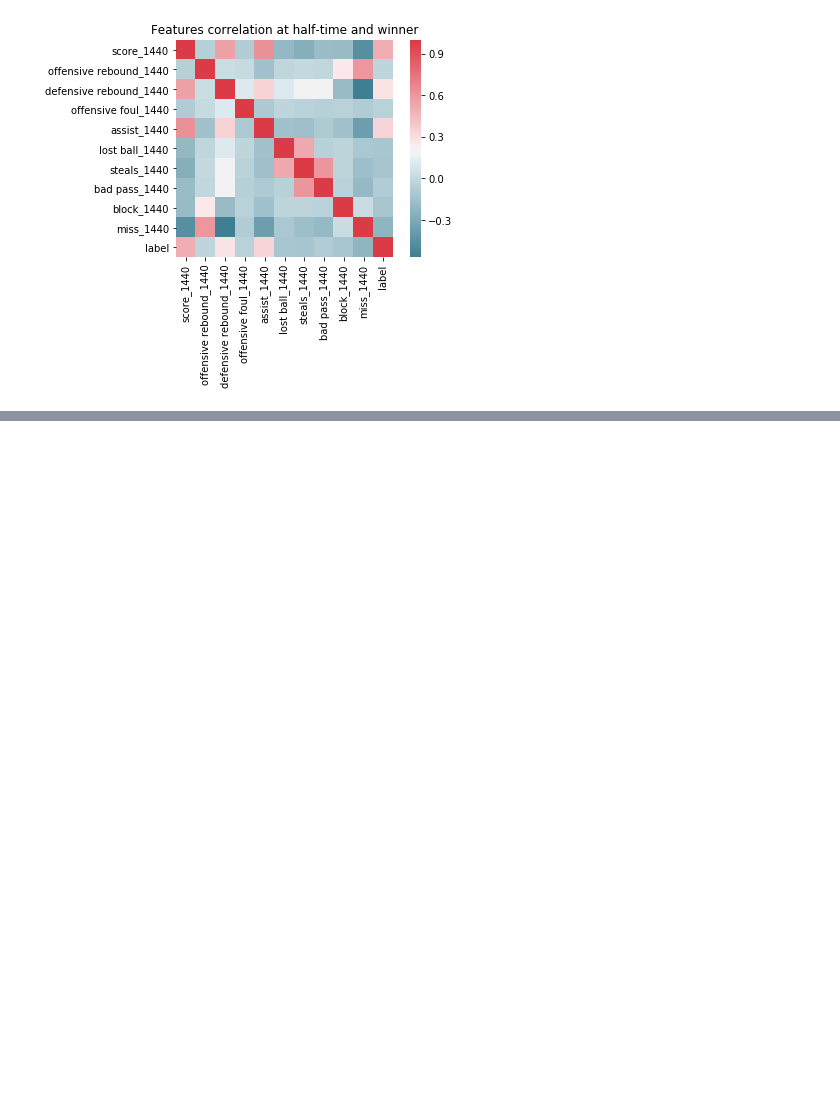
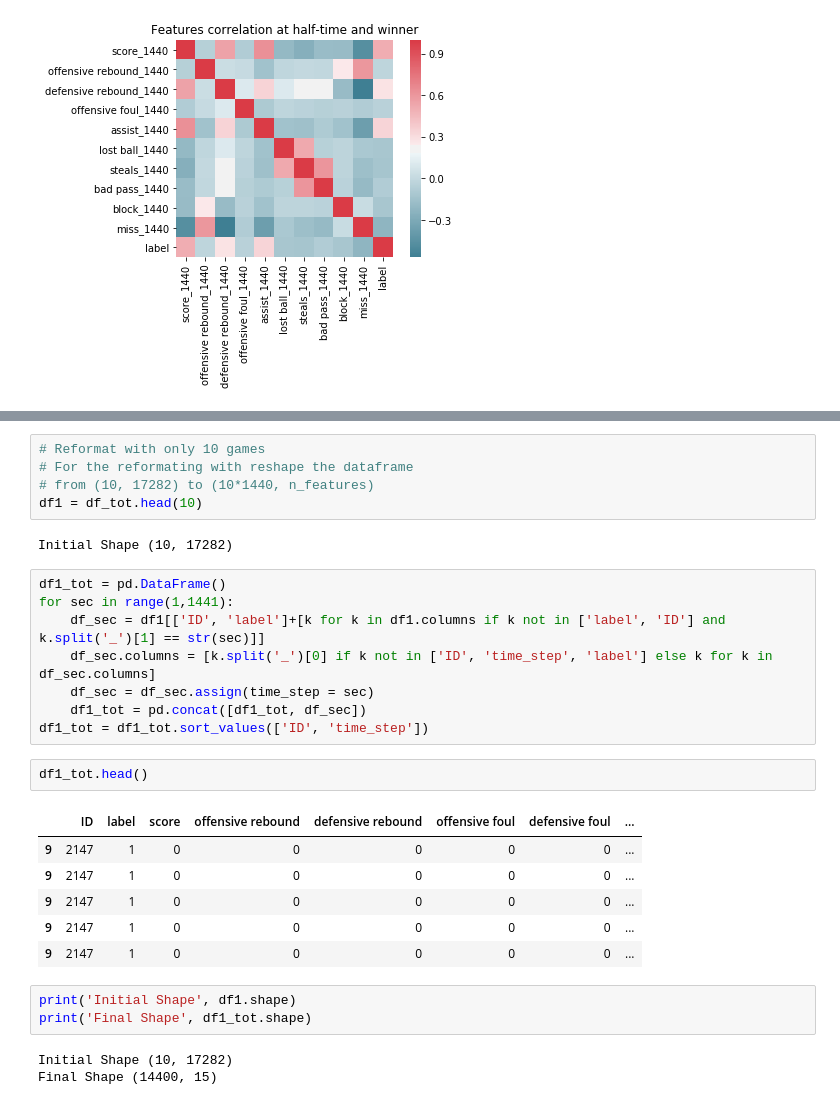
Before and after one commit to alexattia/ChallengeData, a Jupyter notebook: Exploration.ipynb, the cells around one changed output, grey strips where cells are left out. Drawn from its saved outputs; the diff is of its cells as text; blank space fills up the shorter version.

```diff
--- a/Exploration.ipynb
+++ b/Exploration.ipynb
@@ -73,0 +90,30 @@ Added total (off+def) rebound stats
+# %%
+# Reformat with only 10 games
+# For the reformating with reshape the dataframe
+# from (10, 17282) to (10*1440, n_features)
+df1 = df_tot.head(10)
+# %% [output]
+Initial Shape (10, 17282)
+# %%
+df1_tot = pd.DataFrame()
+for sec in range(1,1441):
+    df_sec = df1[['ID', 'label']+[k for k in df1.columns if k not in ['label', 'ID'] and k.split('_')[1] == str(sec)]]
+    df_sec.columns = [k.split('_')[0] if k not in ['ID', 'time_step', 'label'] else k for k in df_sec.columns]
+    df_sec = df_sec.assign(time_step = sec)
+    df1_tot = pd.concat([df1_tot, df_sec])
+df1_tot = df1_tot.sort_values(['ID', 'time_step'])
+# %%
+df1_tot.head()
+# %% [output]
+|  | ID | label | score | offensive rebound | defensive rebound | offensive foul | defensive foul | ... |
+| 9 | 2147 | 1 | 0 | 0 | 0 | 0 | 0 | ... |
+| 9 | 2147 | 1 | 0 | 0 | 0 | 0 | 0 | ... |
+| 9 | 2147 | 1 | 0 | 0 | 0 | 0 | 0 | ... |
+| 9 | 2147 | 1 | 0 | 0 | 0 | 0 | 0 | ... |
+| 9 | 2147 | 1 | 0 | 0 | 0 | 0 | 0 | ... |
+# %%
+print('Initial Shape', df1.shape)
+print('Final Shape', df1_tot.shape)
+# %% [output]
+Initial Shape (10, 17282)
+Final Shape (14400, 15)
```
Also changed, not shown: parts of 12 cells of this notebook.
